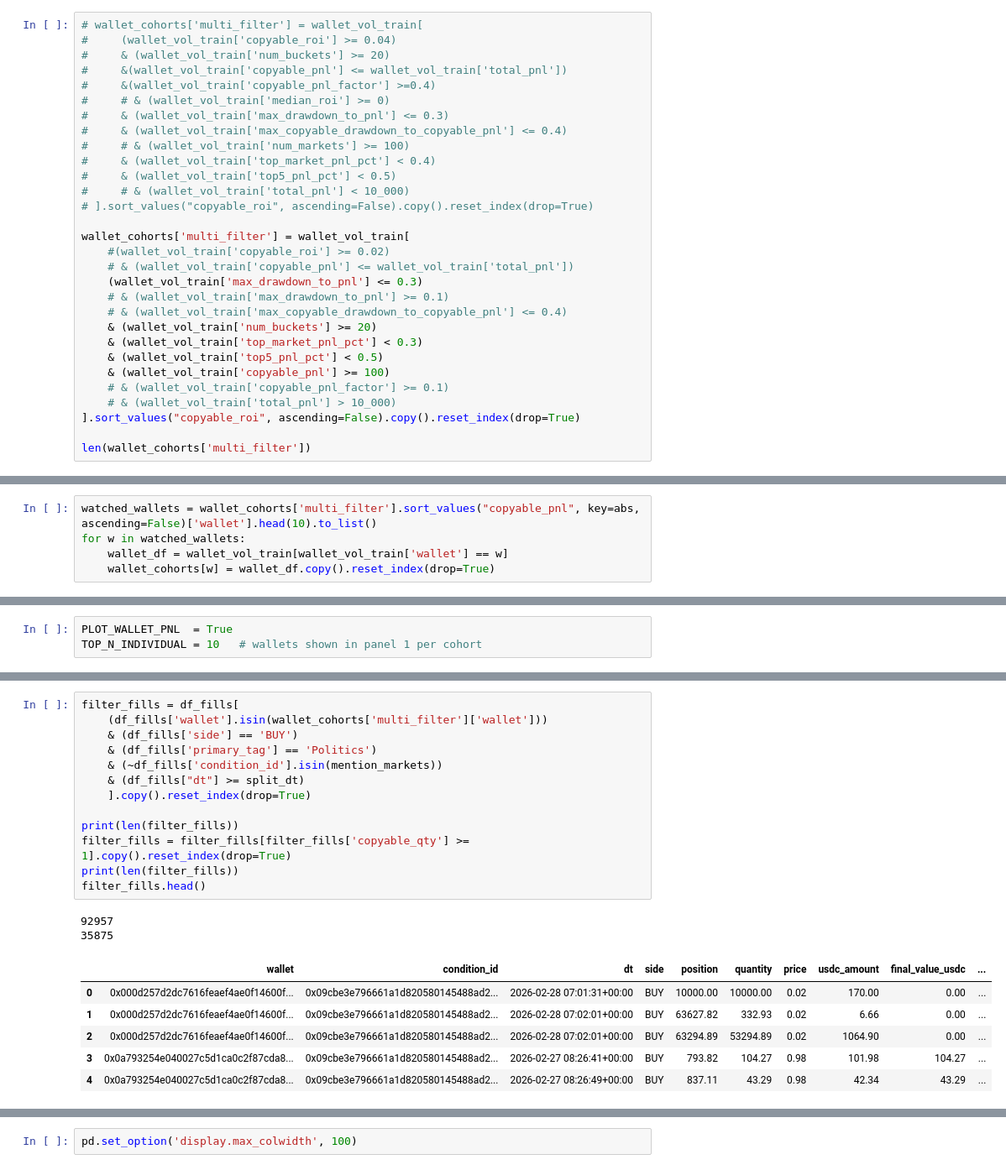
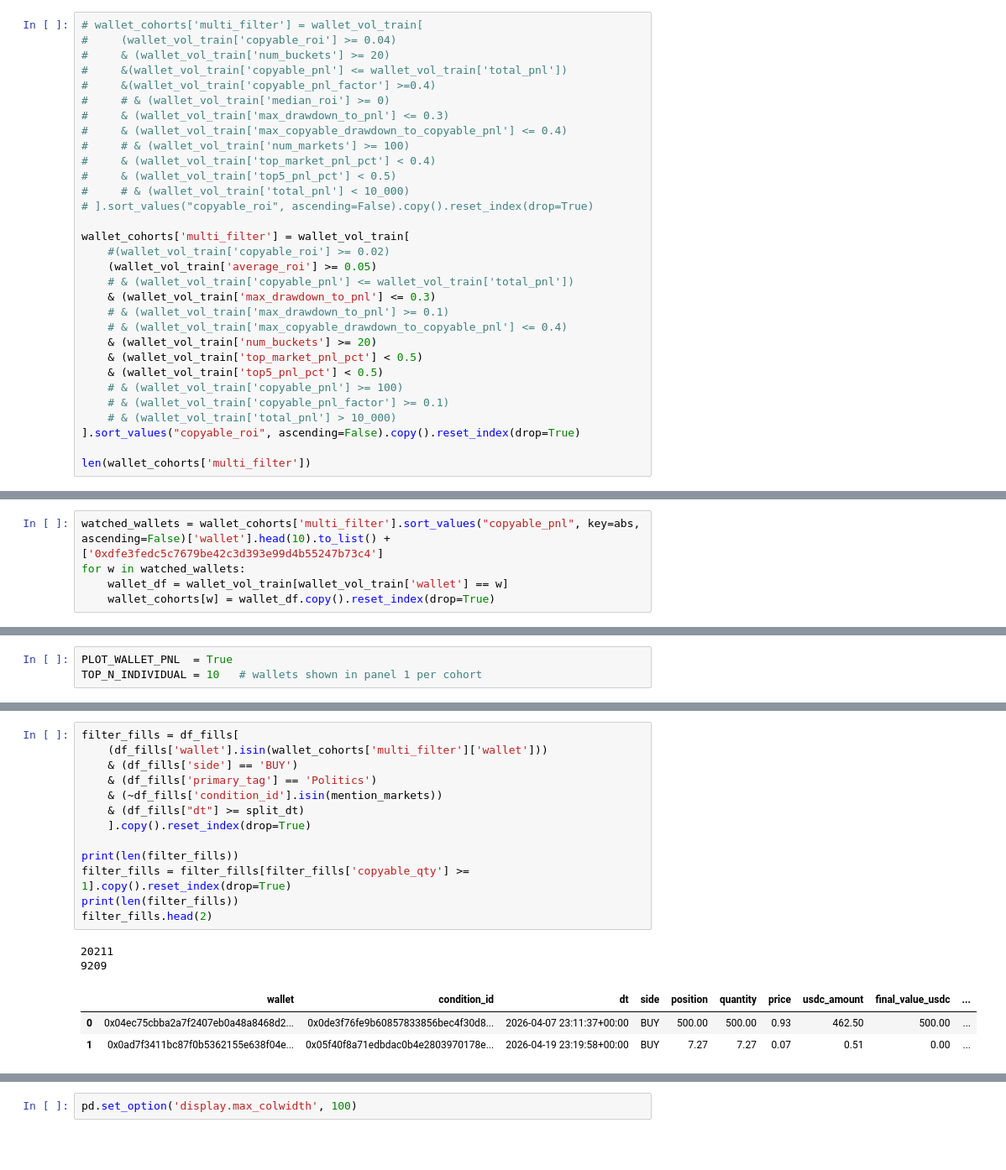
Before and after one commit to vobornij/polymarket, a Jupyter notebook: notebooks/flow/stage1_wallet_strategy_selection.ipynb, the cells around one changed output, grey strips where cells are left out. Shown at 84% size. Drawn from its saved outputs; the diff is of its cells as text; blank space fills up the shorter version.

```diff
--- a/notebooks/flow/stage1_wallet_strategy_selection.ipynb
+++ b/notebooks/flow/stage1_wallet_strategy_selection.ipynb
@@ -395,14 +395,15 @@ wallet_vol_train.sort_values("copyable_pnl", ascending=False).head(10)
 
 wallet_cohorts['multi_filter'] = wallet_vol_train[
     #(wallet_vol_train['copyable_roi'] >= 0.02)
+    (wallet_vol_train['average_roi'] >= 0.05)
     # & (wallet_vol_train['copyable_pnl'] <= wallet_vol_train['total_pnl'])
-    (wallet_vol_train['max_drawdown_to_pnl'] <= 0.3)
+    & (wallet_vol_train['max_drawdown_to_pnl'] <= 0.3)
     # & (wallet_vol_train['max_drawdown_to_pnl'] >= 0.1)
     # & (wallet_vol_train['max_copyable_drawdown_to_copyable_pnl'] <= 0.4)
     & (wallet_vol_train['num_buckets'] >= 20)
-    & (wallet_vol_train['top_market_pnl_pct'] < 0.3)
+    & (wallet_vol_train['top_market_pnl_pct'] < 0.5)
     & (wallet_vol_train['top5_pnl_pct'] < 0.5)
-    & (wallet_vol_train['copyable_pnl'] >= 100)
+    # & (wallet_vol_train['copyable_pnl'] >= 100)
     # & (wallet_vol_train['copyable_pnl_factor'] >= 0.1)
     # & (wallet_vol_train['total_pnl'] > 10_000)
 ].sort_values("copyable_roi", ascending=False).copy().reset_index(drop=True)
@@ -704,7 +743,7 @@ dominant_tags.sort_values('pnl', ascending=False).head(20)
 #     wallets=('wallet', 'nunique')
 #     )
 # %%
-watched_wallets = wallet_cohorts['multi_filter'].sort_values("copyable_pnl", key=abs, ascending=False)['wallet'].head(10).to_list()
+watched_wallets = wallet_cohorts['multi_filter'].sort_values("copyable_pnl", key=abs, ascending=False)['wallet'].head(10).to_list() + ['0xdfe3fedc5c7679be42c3d393e99d4b55247b73c4']
 for w in watched_wallets:
     wallet_df = wallet_vol_train[wallet_vol_train['wallet'] == w]
     wallet_cohorts[w] = wallet_df.copy().reset_index(drop=True)
@@ -832,22 +875,19 @@ len(mention_markets)
 # %%
 filter_fills = df_fills[
     (df_fills['wallet'].isin(wallet_cohorts['multi_filter']['wallet']))
     & (df_fills['side'] == 'BUY')
     & (df_fills['primary_tag'] == 'Politics')
     & (~df_fills['condition_id'].isin(mention_markets))
     & (df_fills["dt"] >= split_dt)
     ].copy().reset_index(drop=True)
 
 print(len(filter_fills))
 filter_fills = filter_fills[filter_fills['copyable_qty'] >= 1].copy().reset_index(drop=True)
 print(len(filter_fills))
-filter_fills.head()
+filter_fills.head(2)
 # %% [output]
-92957
-35875
+20211
+9209
 |  | wallet | condition_id | dt | side | position | quantity | price | usdc_amount | final_value_usdc | ... |
-| 0 | 0x000d257d2dc7616feaef4ae0f14600f... | 0x09cbe3e796661a1d820580145488ad2... | 2026-02-28 07:01:31+00:00 | BUY | 10000.00 | 10000.00 | 0.02 | 170.00 | 0.00 | ... |
-| 1 | 0x000d257d2dc7616feaef4ae0f14600f... | 0x09cbe3e796661a1d820580145488ad2... | 2026-02-28 07:02:01+00:00 | BUY | 63627.82 | 332.93 | 0.02 | 6.66 | 0.00 | ... |
-| 2 | 0x000d257d2dc7616feaef4ae0f14600f... | 0x09cbe3e796661a1d820580145488ad2... | 2026-02-28 07:02:01+00:00 | BUY | 63294.89 | 53294.89 | 0.02 | 1064.90 | 0.00 | ... |
-| 3 | 0x0a793254e040027c5d1ca0c2f87cda8... | 0x09cbe3e796661a1d820580145488ad2... | 2026-02-27 08:26:41+00:00 | BUY | 793.82 | 104.27 | 0.98 | 101.98 | 104.27 | ... |
-| 4 | 0x0a793254e040027c5d1ca0c2f87cda8... | 0x09cbe3e796661a1d820580145488ad2... | 2026-02-27 08:26:49+00:00 | BUY | 837.11 | 43.29 | 0.98 | 42.34 | 43.29 | ... |
+| 0 | 0x04ec75cbba2a7f2407eb0a48a8468d2... | 0x0de3f76fe9b60857833856bec4f30d8... | 2026-04-07 23:11:37+00:00 | BUY | 500.00 | 500.00 | 0.93 | 462.50 | 500.00 | ... |
+| 1 | 0x0ad7f3411bc87f0b5362155e638f04e... | 0x05f40f8a71edbdac0b4e2803970178e... | 2026-04-19 23:19:58+00:00 | BUY | 7.27 | 7.27 | 0.07 | 0.51 | 0.00 | ... |
```
Also changed, not shown: parts of 20 cells of this notebook, 6 other files.
